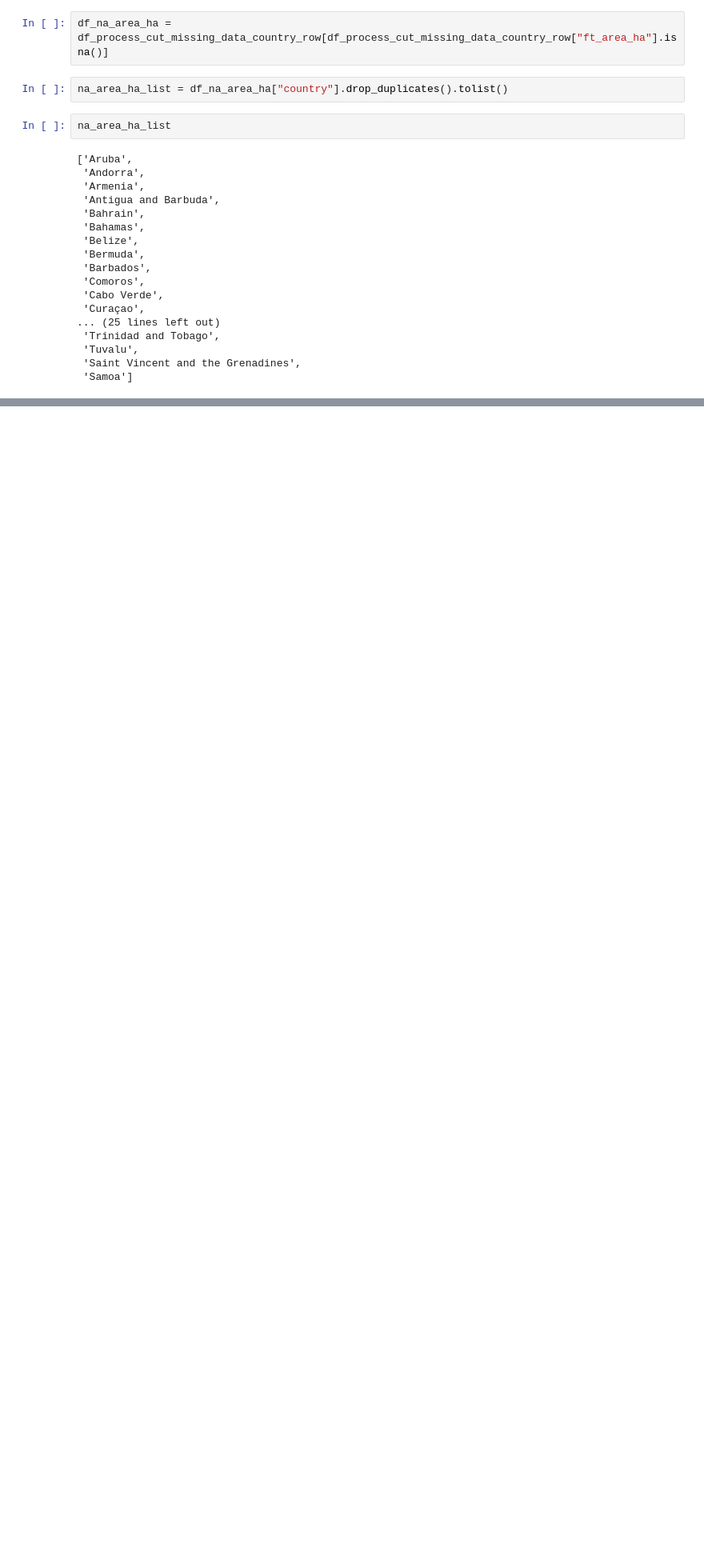
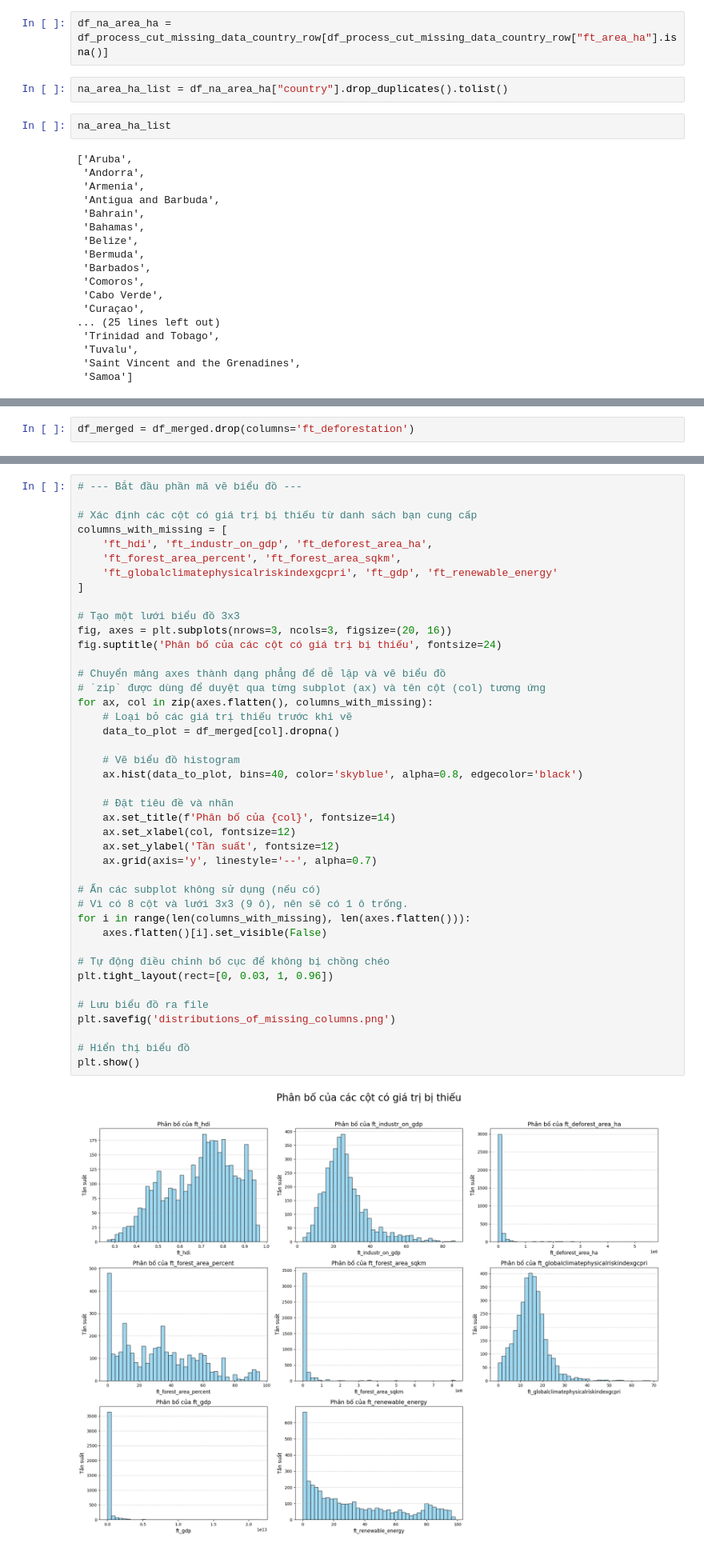
Before and after one commit to lengocan/Analysis_CO2_Emission_Prj, a Jupyter notebook: eda.ipynb, the cells around one changed output, grey strips where cells are left out. Shown at 80% size. Saved outputs shown, nothing was run; the diff lists cells and outputs as text; blank space fills up the shorter version.

Commit message:
fill_missing

```diff
--- a/eda.ipynb
+++ b/eda.ipynb
@@ -482,0 +486,2 @@ df_merged
+# %%
+df_merged = df_merged.drop(columns='ft_deforestation')
@@ -482,0 +508,44 @@ df_merged
+# %%
+# --- Bắt đầu phần mã vẽ biểu đồ ---
+
+# Xác định các cột có giá trị bị thiếu từ danh sách bạn cung cấp
+columns_with_missing = [
+    'ft_hdi', 'ft_industr_on_gdp', 'ft_deforest_area_ha',
+    'ft_forest_area_percent', 'ft_forest_area_sqkm',
+    'ft_globalclimatephysicalriskindexgcpri', 'ft_gdp', 'ft_renewable_energy'
+]
+
+# Tạo một lưới biểu đồ 3x3
+fig, axes = plt.subplots(nrows=3, ncols=3, figsize=(20, 16))
+fig.suptitle('Phân bố của các cột có giá trị bị thiếu', fontsize=24)
+
+# Chuyển mảng axes thành dạng phẳng để dễ lặp và vẽ biểu đồ
+# `zip` được dùng để duyệt qua từng subplot (ax) và tên cột (col) tương ứng
+for ax, col in zip(axes.flatten(), columns_with_missing):
+    # Loại bỏ các giá trị thiếu trước khi vẽ
+    data_to_plot = df_merged[col].dropna()
+
+    # Vẽ biểu đồ histogram
+    ax.hist(data_to_plot, bins=40, color='skyblue', alpha=0.8, edgecolor='black')
+
+    # Đặt tiêu đề và nhãn
+    ax.set_title(f'Phân bố của {col}', fontsize=14)
+    ax.set_xlabel(col, fontsize=12)
+    ax.set_ylabel('Tần suất', fontsize=12)
+    ax.grid(axis='y', linestyle='--', alpha=0.7)
+
+# Ẩn các subplot không sử dụng (nếu có)
+# Vì có 8 cột và lưới 3x3 (9 ô), nên sẽ có 1 ô trống.
+for i in range(len(columns_with_missing), len(axes.flatten())):
+    axes.flatten()[i].set_visible(False)
+
+# Tự động điều chỉnh bố cục để không bị chồng chéo
+plt.tight_layout(rect=[0, 0.03, 1, 0.96])
+
+# Lưu biểu đồ ra file
+plt.savefig('distributions_of_missing_columns.png')
+
+# Hiển thị biểu đồ
+plt.show()
+# %% [output]
+[figure, added]
```
Also changed, not shown: parts of 7 cells of this notebook.
